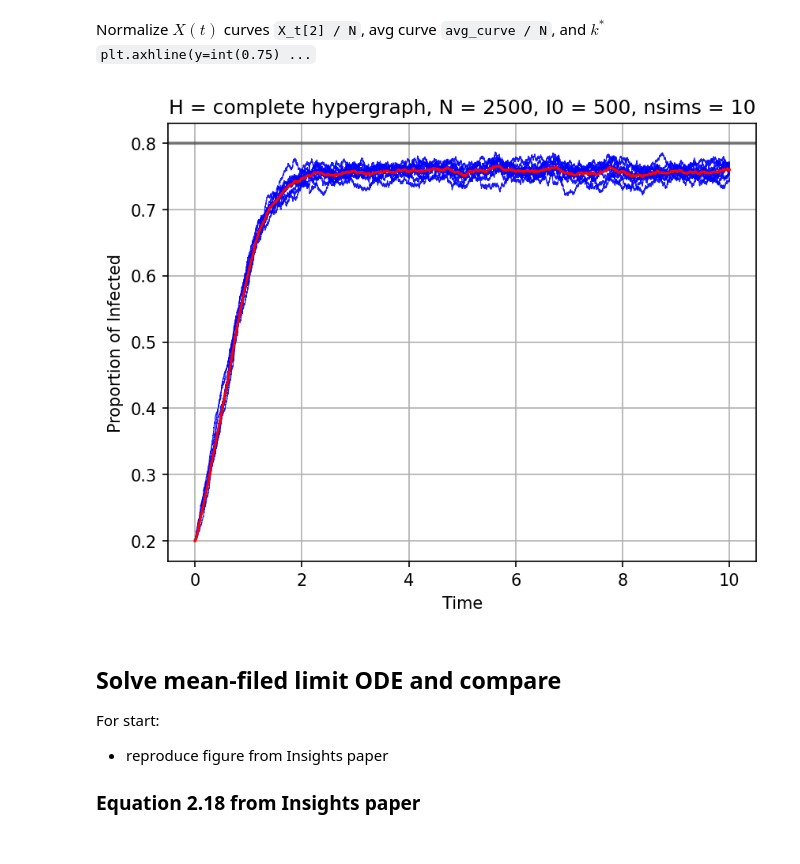
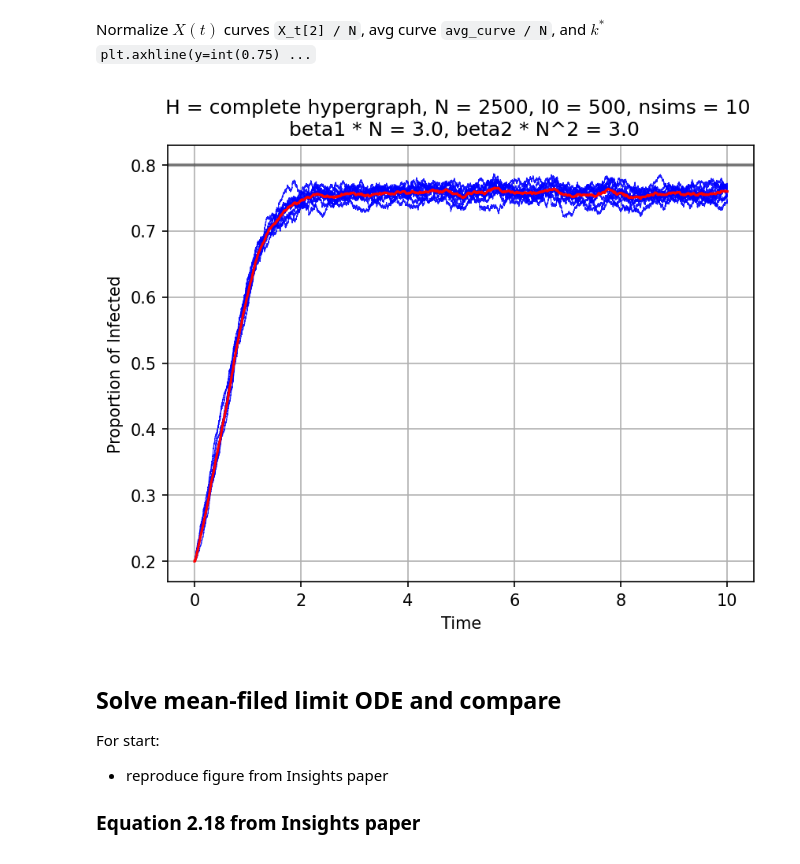
Before and after one commit to markolalovic/higher-order-contagion, a Jupyter notebook: notebooks/simple-fits-1.ipynb, the cells around one changed output. Cells and saved outputs as stored; diff of their text form; code cells hidden in the pictures.

```diff
--- a/notebooks/simple-fits-1.ipynb
+++ b/notebooks/simple-fits-1.ipynb
@@ -86,36 +86,38 @@ if run_gillespie_simulations:
 
     # save the simulation results
     sim_results = {f'sim_{i}': X_sims[i] for i in range(nsims)}
     np.savez_compressed(f'../results/gillespie-sims_{test_name}.npz', **sim_results)
 else:
     # load simulation results
     sim_results = np.load(f'../results/gillespie-sims_{test_name}.npz', allow_pickle=True)
     X_sims = [sim_results[f'sim_{i}'] for i in range(nsims)]
 
 # plot X_t curves in gray and average curve in red
-fig = plt.figure(dpi=150) # set DPI
+fig = plt.figure(dpi=150) # set DPI!
 ax  = plt.subplot()
 
 for X_t in X_sims:
     ax.plot(X_t[0], X_t[2] / N, c="blue", alpha=0.9, linewidth=0.5, rasterized=True)
 
 avg_curve, times = get_average(X_sims, time_max, nsims, delta_t = 0.01)
 # avg_curve, times = get_average_corrected(X_sims, time_max, nsims, delta_t = 0.01)
 
 plt.axhline(y=0.8, color='black', lw=2, alpha=0.4, linestyle='-')
 
 plt.plot(times, avg_curve / N, "red")
 
 plt.xlabel("Time")
 plt.ylabel("Proportion of Infected")
 plt.grid(True)
-plt.title(f"H = complete hypergraph, N = {N}, I0 = {I0}, nsims = {nsims}")
+
+plt.title(f"H = complete hypergraph, N = {N}, I0 = {I0}, nsims = {nsims} \n beta1 * N = {np.round(beta1 * N, 2)}, beta2 * N^2 = {np.round(beta2 * (N**2), 2)}")
+
 plt.savefig(f"../figures/estimation/complete/{test_name}/gillespie-sims.pdf",
             format='pdf', bbox_inches='tight')
 plt.show()
 plt.close(fig) # free up memory
 # %% [output]
-[figure, old version]
+[figure, new version]
 # %% [markdown]
 ## Solve mean-filed limit ODE and compare
 
```
Also changed, not shown: parts of 4 cells of this notebook, 13 other files.
